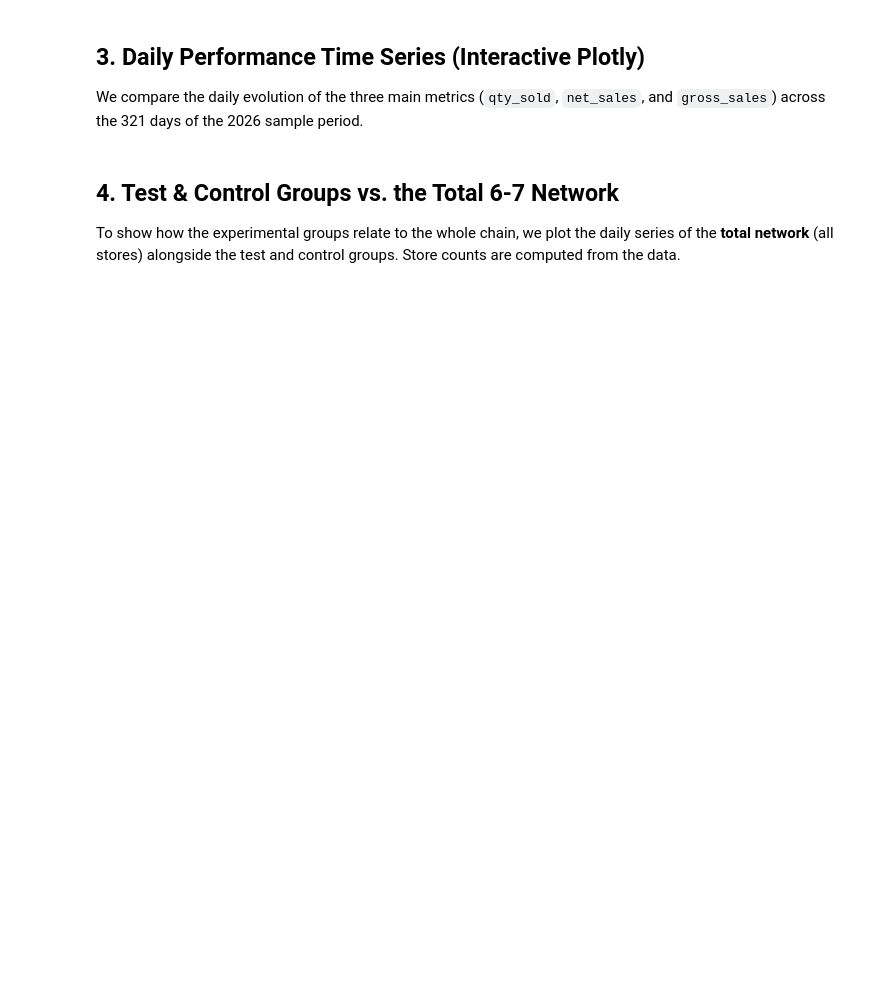
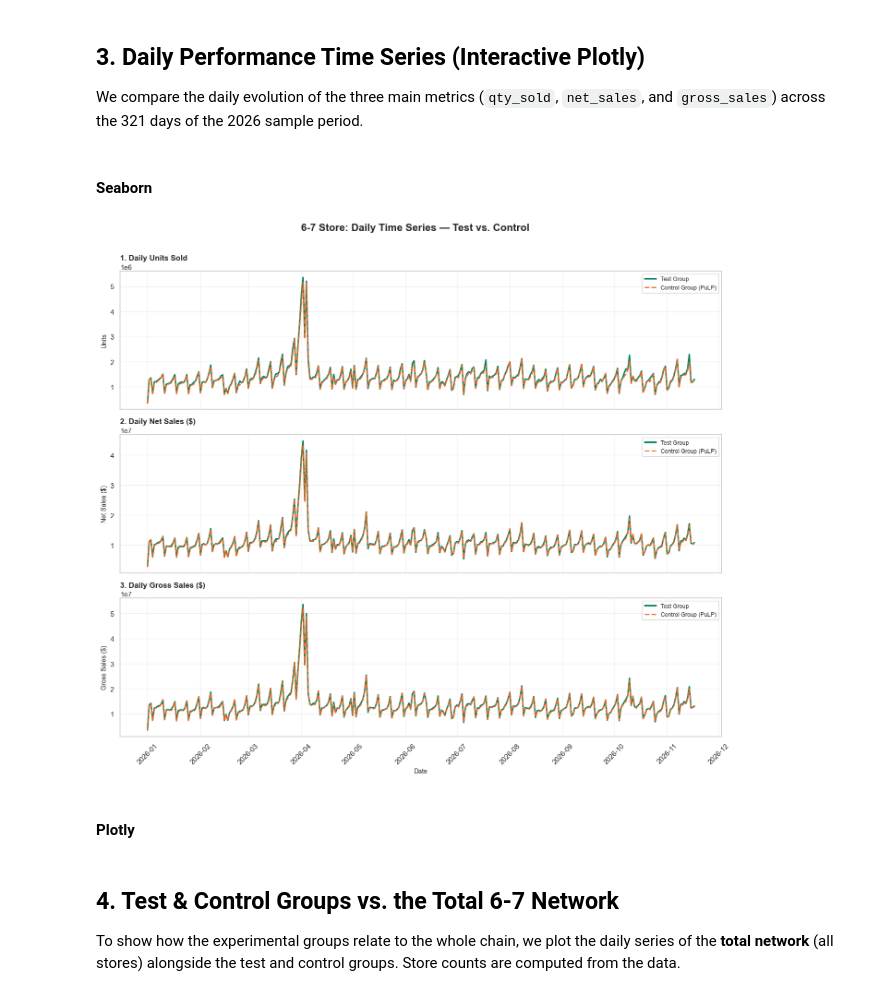
Before and after one commit to Krupique/retail-analytics, a Jupyter notebook: optimal-store-test-control/results.ipynb, the cells around one changed output. Saved outputs shown, nothing was run; the diff lists cells and outputs as text; code cells hidden in the pictures; blank space fills up the shorter version.

Commit message:
feat: making seaborn viz

```diff
--- a/optimal-store-test-control/results.ipynb
+++ b/optimal-store-test-control/results.ipynb
@@ -167,6 +167,47 @@ display(df_metrics_summary.style.highlight_max(subset=['R² Score', 'Pearson r',
 ## 3. Daily Performance Time Series (Interactive Plotly)
 
 We compare the daily evolution of the three main metrics (`qty_sold`, `net_sales`, and `gross_sales`) across the 321 days of the 2026 sample period.
+# %% [markdown]
+#### Seaborn
+# %%
+# Daily aggregation for the charts
+df_tc = df_results[df_results['flag'].isin(['test', 'control'])].copy()
+daily_agg = (df_tc.groupby(['dt_ref', 'flag'])[['net_sales', 'gross_sales', 'qty_sold']].sum().reset_index())
+
+# Chart configuration
+sns.set_theme(style='whitegrid', context='notebook')
+
+fig, axes = plt.subplots(nrows=3, ncols=1, figsize=(14, 12), sharex=True)
+
+metrics_info = [
+    ('qty_sold', '1. Daily Units Sold', 'Units'),
+    ('net_sales', '2. Daily Net Sales ($)', 'Net Sales ($)'),
+    ('gross_sales', '3. Daily Gross Sales ($)', 'Gross Sales ($)')
+]
+
+for ax, (col_name, title, ylabel) in zip(axes, metrics_info):
+    # Test Group
+    sns.lineplot(data=daily_agg[daily_agg['flag'] == 'test'], x='dt_ref', y=col_name, ax=ax, color=PALETTE['test'], linewidth=2.2, label='Test Group')
+
+    # Control Group
+    sns.lineplot(data=daily_agg[daily_agg['flag'] == 'control'], x='dt_ref', y=col_name, ax=ax, color=PALETTE['control'], linewidth=2.0, linestyle='--', label='Control Group (PuLP)')
+
+    ax.set_title(title, fontsize=12, fontweight='bold', loc='left')
+    ax.set_ylabel(ylabel, fontsize=10)
+    ax.set_xlabel('')
+    ax.legend(loc='upper right', frameon=True, fontsize=9)
+    ax.grid(True, alpha=0.3)
+
+# General layout
+fig.suptitle('6-7 Store: Daily Time Series — Test vs. Control', fontsize=16, fontweight='bold', y=1.01)
+axes[-1].set_xlabel('Date', fontsize=10)
+plt.xticks(rotation=45)
+plt.tight_layout()
+plt.show()
+# %% [output]
+[figure, added]
+# %% [markdown]
+#### Plotly
 # %%
 # Daily aggregation for the charts
 df_tc = df_results[df_results['flag'].isin(['test', 'control'])].copy()
```
Also changed, not shown: parts of 14 cells of this notebook.
